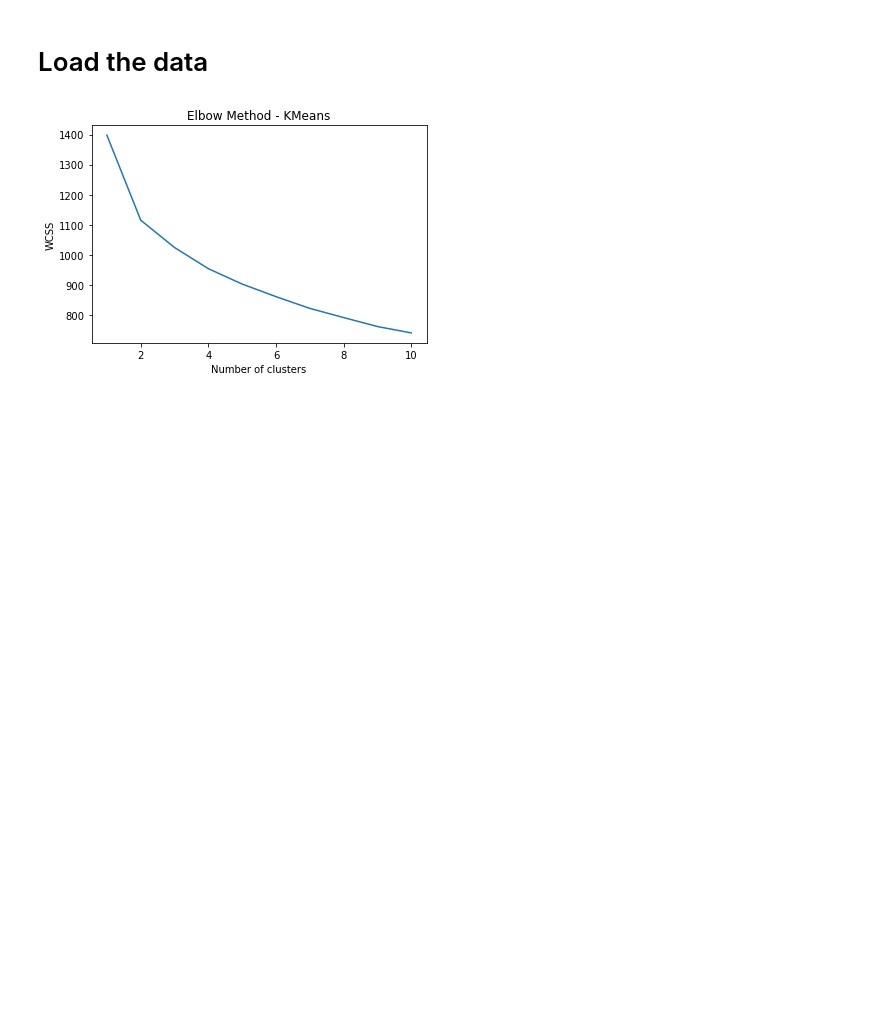
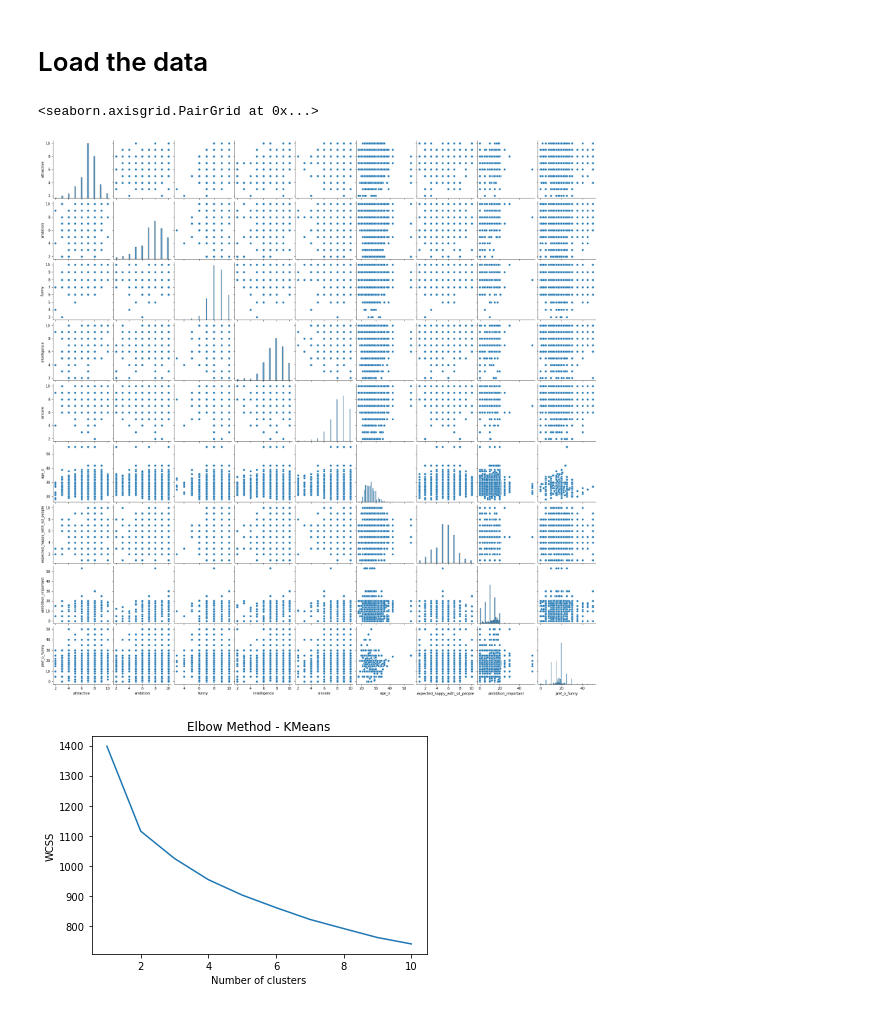
Before and after one commit to ManuelFelipeA/Clustering, a Jupyter notebook: speeddating_cluster.ipynb, the cells around one changed output. Cells and saved outputs as stored; diff of their text form; code cells hidden in the pictures; blank space fills up the shorter version.

Commit message:
Agregar pair plot

```diff
--- a/speeddating_cluster.ipynb
+++ b/speeddating_cluster.ipynb
@@ -13,6 +13,18 @@ data = pd.read_csv('speeddating.csv', encoding='ISO-8859-1')
 # %%
 # Extract the relevant features and drop missing values
 X = data[['attractive','ambition', 'funny', 'intelligence', 'sincere', 'age_o', 'expected_happy_with_sd_people','ambtition_important', 'pref_o_funny']].dropna().values
+# %%
+import seaborn as sns
+import pandas as pd
+
+# create a dataframe from the extracted features
+df = pd.DataFrame(X, columns=['attractive','ambition', 'funny', 'intelligence', 'sincere', 'age_o', 'expected_happy_with_sd_people','ambtition_important', 'pref_o_funny'])
+
+# create the pair plot
+sns.pairplot(df)
+# %% [output]
+<seaborn.axisgrid.PairGrid at 0x...>
+[figure, added]
 # %%
 # Normalize the features
 scaler = MinMaxScaler()
```
